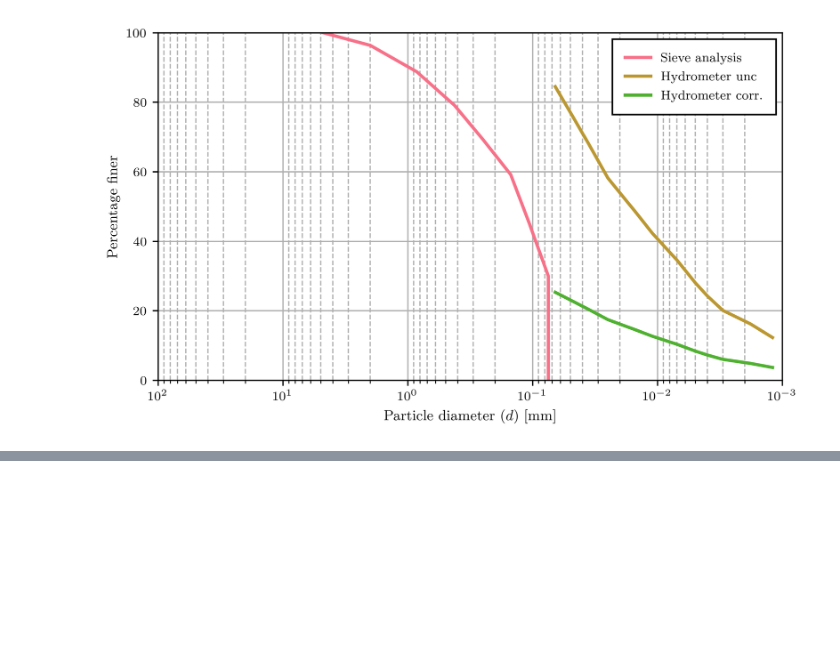
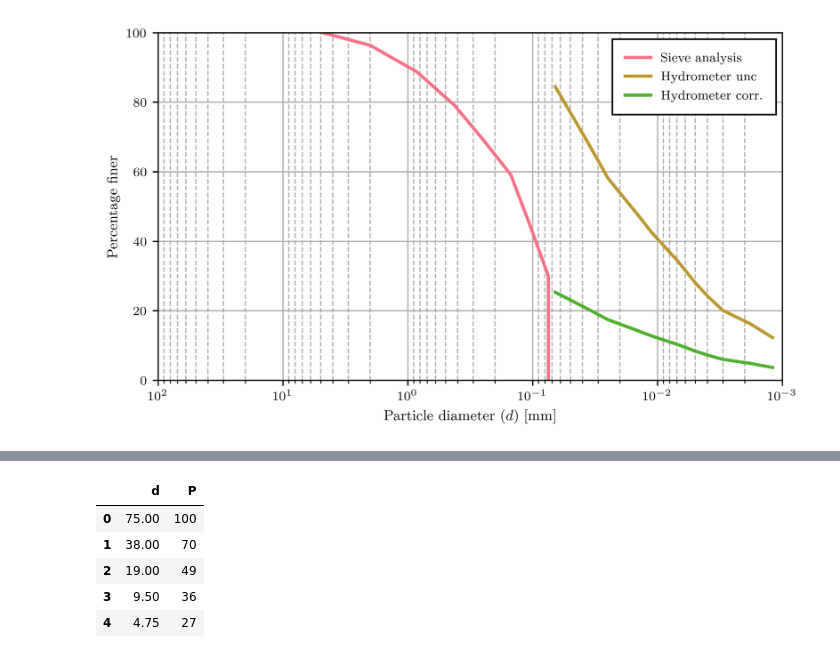
Before and after one commit to luisez1988/CIE365-Soil-mechanics, a Jupyter notebook: grain_size/Exercises and Homework assigment problems.ipynb, the cells around one changed output, grey strips where cells are left out. Drawn from its saved outputs; the diff is of its cells as text; code cells hidden in the pictures; blank space fills up the shorter version.

```diff
--- a/grain_size/Exercises and Homework assigment problems.ipynb
+++ b/grain_size/Exercises and Homework assigment problems.ipynb
@@ -147,0 +188,9 @@ plt.savefig('combinedGSD_2.svg')
+# %%
+Sieve_Data[0].head()
+# %% [output]
+|  | d | P |
+| 0 | 75.00 | 100 |
+| 1 | 38.00 | 70 |
+| 2 | 19.00 | 49 |
+| 3 | 9.50 | 36 |
+| 4 | 4.75 | 27 |
```
Also changed, not shown: parts of 10 cells of this notebook, 9 other files.
